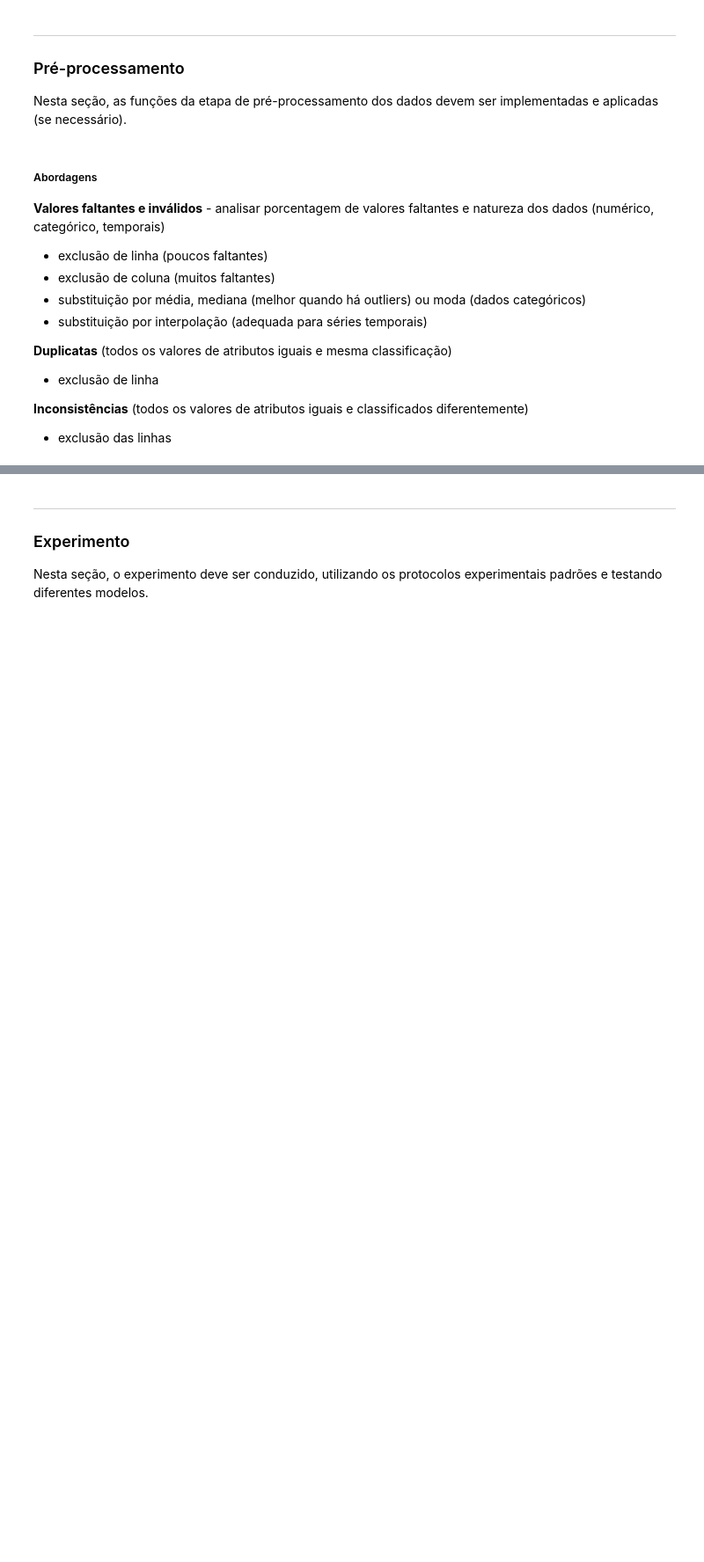
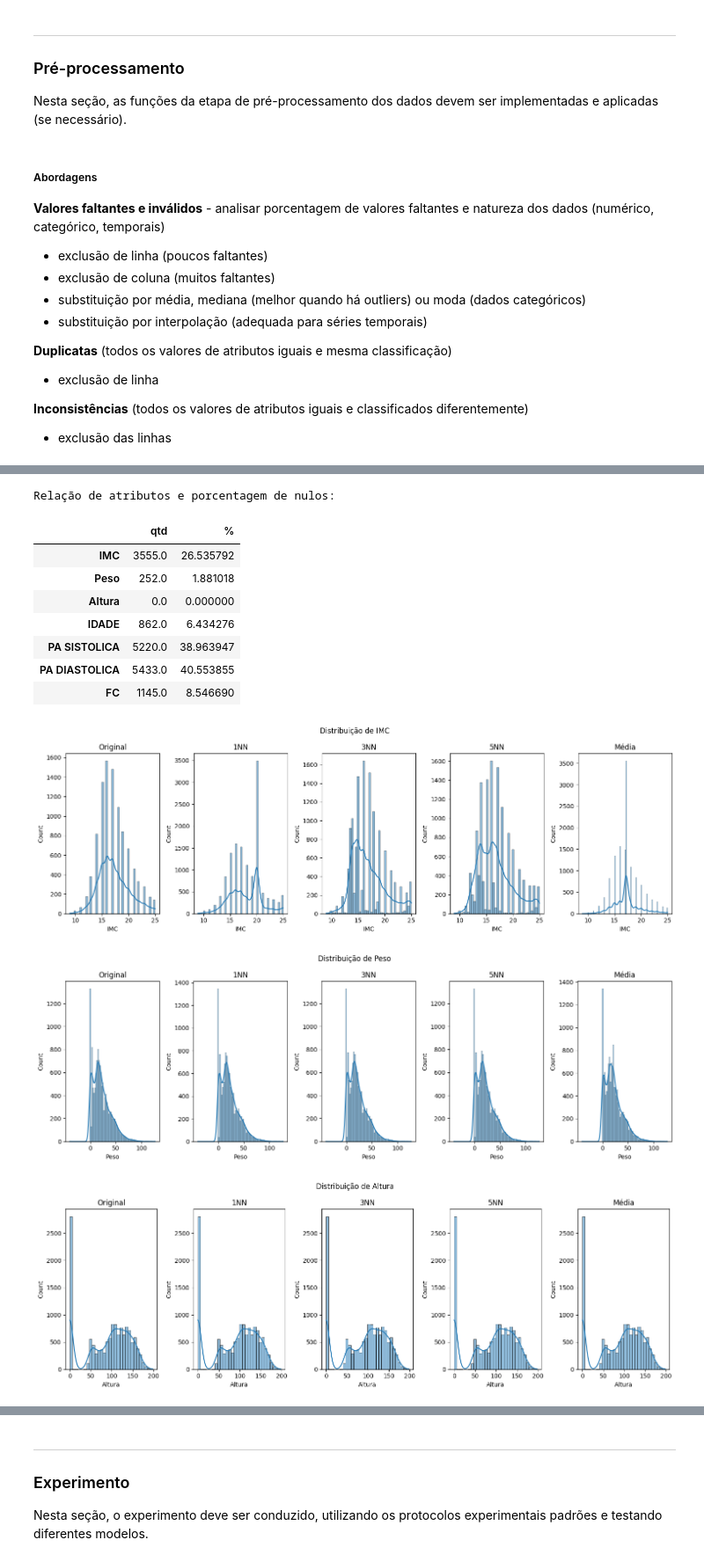
Before and after one commit to lauranaomiseto/projeto-AM, a Jupyter notebook: main.ipynb, the cells around one changed output, grey strips where cells are left out. Shown at 88% size. Drawn from its saved outputs; the diff is of its cells as text; code cells hidden in the pictures; blank space fills up the shorter version.

```diff
--- a/main.ipynb
+++ b/main.ipynb
@@ -269,7 +307,8 @@ Registros de treino classificados:  (13559, 15)
 # %%
 # EXCLUIR REGISTROS COM MENOS DE 50% DOS VALORES PREENCHIDOS
 
-remover_registros_incompletos(df_train, 0.5)
+analise_registro_incompleto(df_train, 0.5)
+df_train = remover_registros_incompletos(df_train, 0.5)
 
 print("Conjunto de treino sem registros com baixa taxa de preenchimento: ", df_train.shape)
 # %% [output]
@@ -277,8 +316,0 @@ Conjunto de treino sem registros com baixa taxa de preenchimento:  (13559, 15)
-# %%
-# PREENCHER FALTANTES
-
-# NUMÉRICOS COM MÉDIA
-df_train[col_numerica] = preencher_faltantes(df_train[col_numerica], 'mean')
-
-# CATEGÓRICOS COM MODA
-df_train[col_categorica] = preencher_faltantes(df_train[col_categorica], 'most_frequent')
@@ -284,0 +332,9 @@ df_train[col_categorica] = preencher_faltantes(df_train[col_categorica], 'most_f
+# %%
+# PEENCHIMENTO DOS VALORES FALTANTES NUMÉRICOS (inválidos, outliers)
+
+df_imputed_knn_1 = pd.DataFrame(imputador_faltantes_knn(df_train, col_numerica, 1).transform(df_train[col_numerica]), columns=col_numerica)
+df_imputed_knn_3 = pd.DataFrame(imputador_faltantes_knn(df_train, col_numerica, 3).transform(df_train[col_numerica]), columns=col_numerica)
+df_imputed_knn_5 = pd.DataFrame(imputador_faltantes_knn(df_train, col_numerica, 5).transform(df_train[col_numerica]) , columns=col_numerica)
+df_imputed_media = pd.DataFrame(imputador_faltantes_media(df_train, col_numerica).transform(df_train[col_numerica]), columns=col_numerica)
+
+display(df_train)
@@ -284,0 +386,40 @@ df_train[col_categorica] = preencher_faltantes(df_train[col_categorica], 'most_f
+# %%
+# COMPARANDO DISTRIBUIÇÃO ORIGINAL E DOS IMPUTADOS
+
+analise_valores_faltantes(df_train[col_numerica])
+
+for coluna in col_numerica:
+    fig, axes = plt.subplots(1, 5, figsize=(15, 5), sharex=False, sharey=False)
+    fig.suptitle(f"Distribuição de {coluna}")
+    # axes.set_xlabel("Valor")
+
+    sns.histplot(df_train[coluna], ax=axes[0], kde=True)
+    axes[0].set_title(f"Original")
+
+    sns.histplot(df_imputed_knn_1[coluna], ax=axes[1], kde=True)
+    axes[1].set_title(f"1NN")
+
+    sns.histplot(df_imputed_knn_3[coluna], ax=axes[2], kde=True)
+    axes[2].set_title(f"3NN")
+
+    sns.histplot(df_imputed_knn_5[coluna], ax=axes[3], kde=True)
+    axes[3].set_title(f"5NN")
+
+    sns.histplot(df_imputed_media[coluna], ax=axes[4], kde=True)
+    axes[4].set_title(f"Média")
+
+    plt.tight_layout()
+    plt.show()
+# %% [output]
+Relação de atributos e porcentagem de nulos:
+|  | qtd | % |
+| IMC | 3555.0 | 26.535792 |
+| Peso | 252.0 | 1.881018 |
+| Altura | 0.0 | 0.000000 |
+| IDADE | 862.0 | 6.434276 |
+| PA SISTOLICA | 5220.0 | 38.963947 |
+| PA DIASTOLICA | 5433.0 | 40.553855 |
+| FC | 1145.0 | 8.546690 |
+[figure, added]
+[figure, added]
+[figure, added]
```
Also changed, not shown: parts of 27 cells of this notebook.
